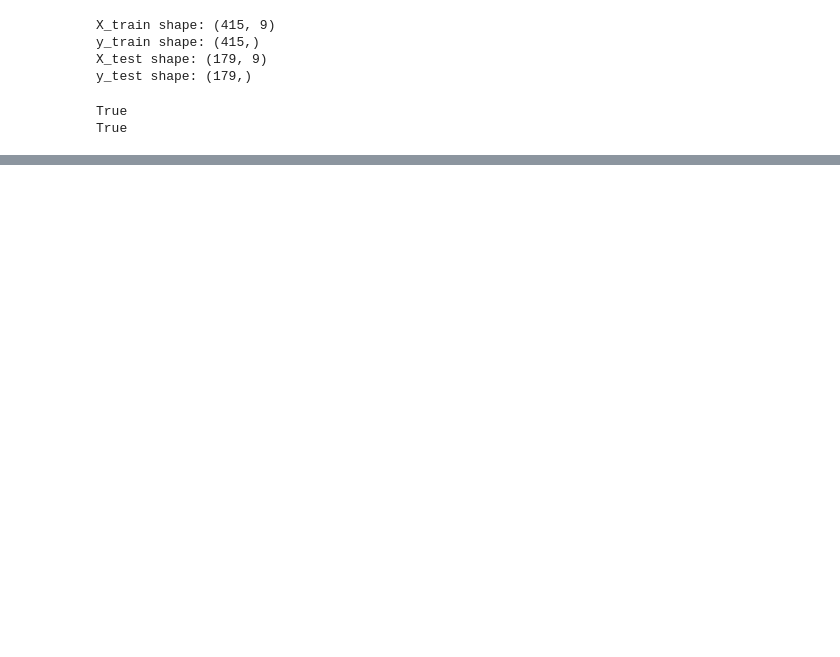
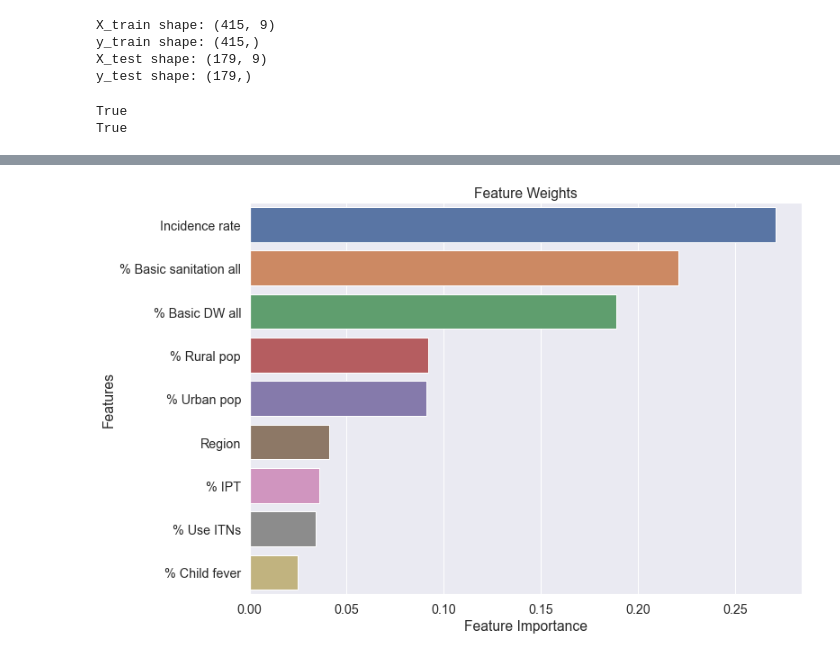
Before and after one commit to yusufokunlola/TeamFlask_notebook, a Jupyter notebook: TeamFlask_notebook.ipynb, the cells around one changed output, grey strips where cells are left out. Saved outputs shown, nothing was run; the diff lists cells and outputs as text; code cells hidden in the pictures; blank space fills up the shorter version.

```diff
--- a/TeamFlask_notebook.ipynb
+++ b/TeamFlask_notebook.ipynb
@@ -739,16 +706,22 @@ sns.barplot(x=feat_imp_['Feature Importance'], y=feat_imp_.index);
 # %%
-# # Hyperparameter tuning for Random Forest Regressor using RandomizedSearchCV
-model = RandomForestRegressor()
+# Hyperparameter tuning for Random Forest Regressor using RandomizedSearchCV
 
-random_search = RandomizedSearchCV(estimator=model,
+random_search = RandomizedSearchCV(estimator=RandomForestRegressor(),
                                   param_distributions={
-                                    'max_depth': [10, 20, 30, 40, 50, 60, 70, 80, 90, 100],
-                                    'min_samples_leaf': [1, 2, 4],
+                                    'max_depth': [10, 20, 30, 40],
                                     'min_samples_split': [2, 5, 10],
-                                    'n_estimators': [200, 400, 600, 800, 1000, 1200, 1400, 1600, 1800, 2000]
+                                    'n_estimators': [100, 80, 60, 55, 51, 45]
                                   },cv=5, scoring="r2",verbose=1,n_jobs=-1,
                                   n_iter=50, random_state = 1
                                 )
+
 random_search.fit(X_train,y_train)
+
+best_params=random_search.best_params_
+
+print(" Results from Random Search " )
+print("\n The best estimator across ALL searched params:\n", random_search.best_estimator_)
+print("\n The best score across ALL searched params:\n", random_search.best_score_)
+print("\n The best parameters across ALL searched params:\n", best_params)
 # %% [output]
 Fitting 5 folds for each of 50 candidates, totalling 250 fits
@@ -781,6 +738,6 @@ print("\n The best parameters across ALL searched params:\n", random_search.best
 # %%
 # Build Random Forest Regression Model
-model = RandomForestRegressor(max_depth=60, n_estimators=600, min_samples_leaf=1, min_samples_split= 2, random_state=42)
+model = RandomForestRegressor(max_depth=best_params["max_depth"], n_estimators=best_params["n_estimators"], min_samples_split=best_params['min_samples_split'])
 
 # fit model
 model.fit(X_train, y_train)
@@ -803,3 +760,17 @@ R2 is : 0.7608718420556293
+# %%
+# obtain feature weights for random forest regression
+feat_imp = model.feature_importances_
+
+# create a dataframe of feature weight
+feat_imp_ = pd.DataFrame(feat_imp, X.columns, columns=["Feature Importance"]).sort_values(by="Feature Importance", ascending=False)
+
+# plot feature weights
+plt.figure(figsize=(11,8))
+plt.ylabel('Features')
+plt.title('Feature Weights')
+sns.barplot(x=feat_imp_['Feature Importance'], y=feat_imp_.index);
+# %% [output]
+[figure, added]
 # %%
 # save the model to disk
 filename = 'finalized_model.sav'
```
Also changed, not shown: parts of 22 cells of this notebook, 2 other files.
